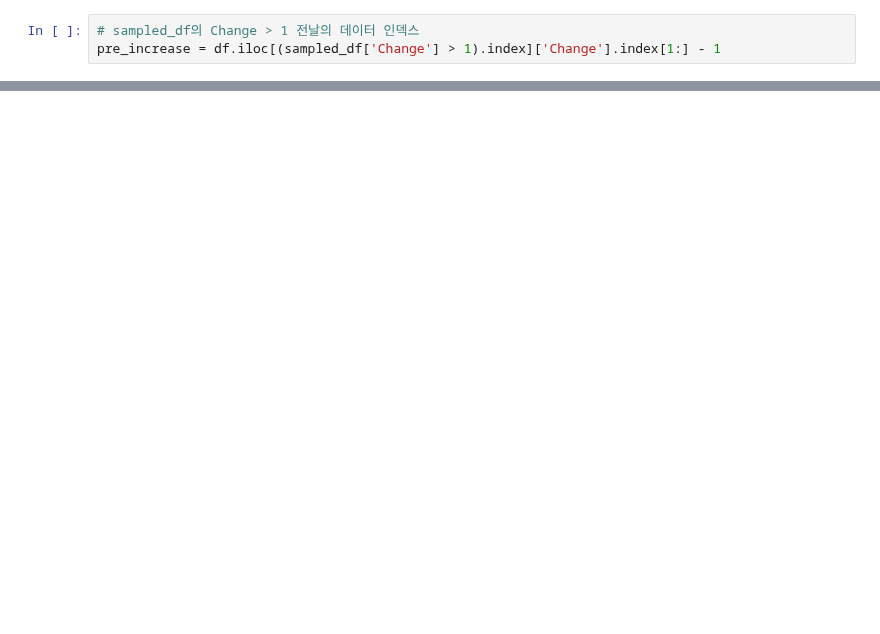
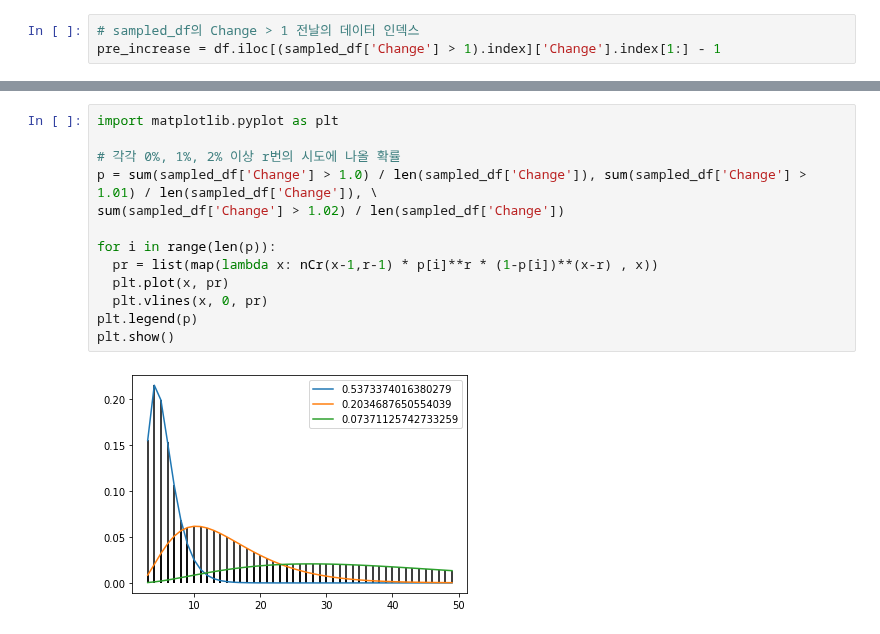
Before and after one commit to yeonghun00/stock-notes, a Jupyter notebook: optimized_position_analysis.ipynb, the cells around one changed output, grey strips where cells are left out. Drawn from its saved outputs; the diff is of its cells as text; blank space fills up the shorter version.

```diff
--- a/optimized_position_analysis.ipynb
+++ b/optimized_position_analysis.ipynb
@@ -169,0 +174,15 @@ plt.show()
+# %%
+import matplotlib.pyplot as plt
+
+# 각각 0%, 1%, 2% 이상 r번의 시도에 나올 확률
+p = sum(sampled_df['Change'] > 1.0) / len(sampled_df['Change']), sum(sampled_df['Change'] > 1.01) / len(sampled_df['Change']), \
+sum(sampled_df['Change'] > 1.02) / len(sampled_df['Change'])
+
+for i in range(len(p)):
+  pr = list(map(lambda x: nCr(x-1,r-1) * p[i]**r * (1-p[i])**(x-r) , x))
+  plt.plot(x, pr)
+  plt.vlines(x, 0, pr)
+plt.legend(p)
+plt.show()
+# %% [output]
+[figure, added]
```
Also changed, not shown: parts of 16 cells of this notebook.
